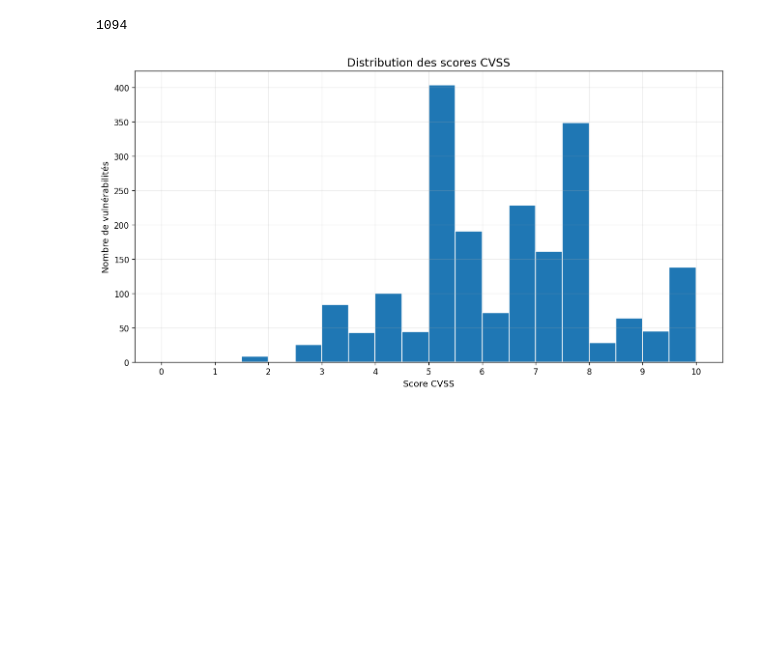
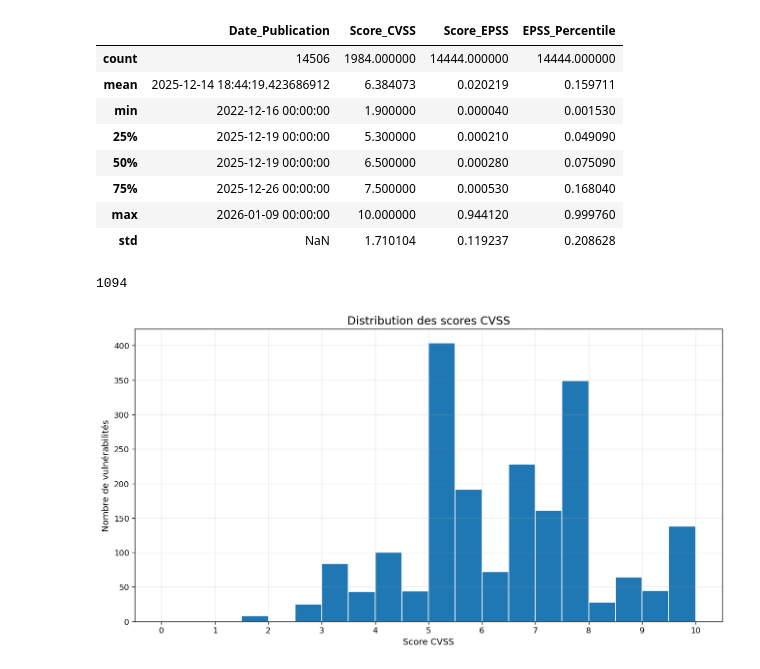
Before and after one commit to robinmorelon/projet_cyber_ESILV, a Jupyter notebook: notebook/visualisation.ipynb, the cells around one changed output. Saved outputs shown, nothing was run; the diff lists cells and outputs as text; code cells hidden in the pictures; blank space fills up the shorter version.

```diff
--- a/notebook/visualisation.ipynb
+++ b/notebook/visualisation.ipynb
@@ -39,6 +33,18 @@ df.head()
 | 2 | CVE-2022-40259 | https://www.cve.org/CVERecord?id=... | NaN | NaN | AMI MegaRAC SPx-13 versions 0 à S... | https://www.cert.ssi.gouv.fr/aler... | CERTFR-2022-ALE-014 | Multiples vulnérabilités dans AMI... | 2022-12-16 | ... |
 | 3 | CVE-2022-40259 | https://www.cve.org/CVERecord?id=... | NaN | NaN | AMI MegaRAC SPx-12 versions 0 à S... | https://www.cert.ssi.gouv.fr/aler... | CERTFR-2022-ALE-014 | Multiples vulnérabilités dans AMI... | 2022-12-16 | ... |
 | 4 | CVE-2022-2827 | https://www.cve.org/CVERecord?id=... | NaN | NaN | AMI MegaRAC SPx-13 versions 0 à S... | https://www.cert.ssi.gouv.fr/aler... | CERTFR-2022-ALE-014 | Multiples vulnérabilités dans AMI... | 2022-12-16 | ... |
+# %%
+df.describe()
+# %% [output]
+|  | Date_Publication | Score_CVSS | Score_EPSS | EPSS_Percentile |
+| count | 14506 | 1984.000000 | 14444.000000 | 14444.000000 |
+| mean | 2025-12-14 18:44:19.423686912 | 6.384073 | 0.020219 | 0.159711 |
+| min | 2022-12-16 00:00:00 | 1.900000 | 0.000040 | 0.001530 |
+| 25% | 2025-12-19 00:00:00 | 5.300000 | 0.000210 | 0.049090 |
+| 50% | 2025-12-19 00:00:00 | 6.500000 | 0.000280 | 0.075090 |
+| 75% | 2025-12-26 00:00:00 | 7.500000 | 0.000530 | 0.168040 |
+| max | 2026-01-09 00:00:00 | 10.000000 | 0.944120 | 0.999760 |
+| std | NaN | 1.710104 | 0.119237 | 0.208628 |
 # %%
 print(len(df["ID_CVE"].unique()))
 # %% [output]
```
Also changed, not shown: parts of 12 cells of this notebook, 1 other file.
